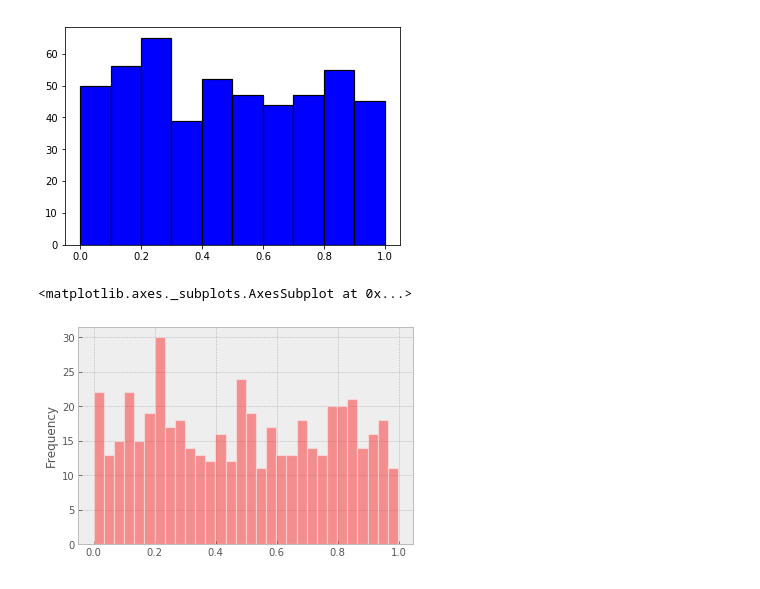
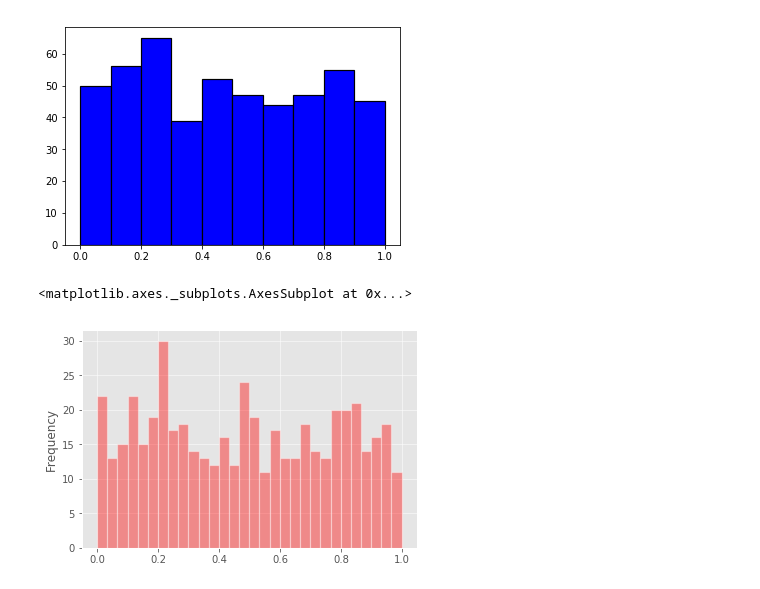
Before and after one commit to jlopez1423/python-pandas-data-viz, a Jupyter notebook: Pandas Data Visualization Exercises.ipynb, the cells around one changed output. Saved outputs shown, nothing was run; the diff lists cells and outputs as text; code cells hidden in the pictures.

```diff
--- a/Pandas Data Visualization Exercises.ipynb
+++ b/Pandas Data Visualization Exercises.ipynb
@@ -38,10 +38,10 @@ df3['a'].hist( grid=False, color='blue', edgecolor='black', linewidth=1.2)
 <matplotlib.axes._subplots.AxesSubplot at 0x...>
 [figure]
 # %%
+import matplotlib.pyplot as plt
 plt.style.use('ggplot')
-plt.style.use('bmh')
 # color='red', edgecolor='white', linewidth=1.2, bins=25, alpha=0.4
 df3['a'].plot.hist(color='red', edgecolor='white', linewidth=1.2, bins=30, alpha=0.4 )
 # %% [output]
 <matplotlib.axes._subplots.AxesSubplot at 0x...>
-[figure, old version]
+[figure, new version]
```
Also changed, not shown: parts of 5 cells of this notebook.
